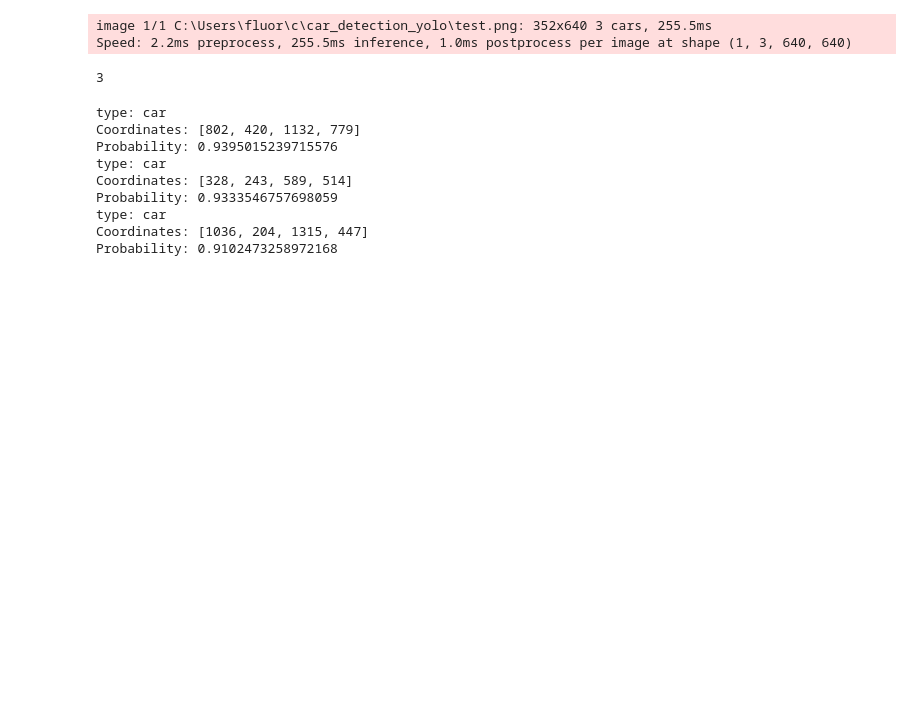
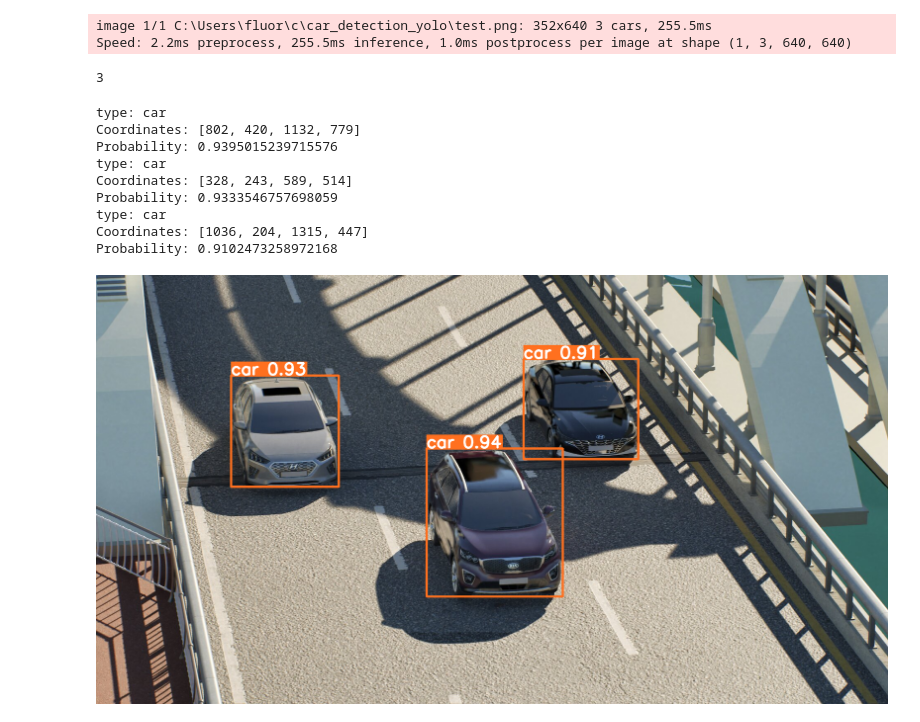
Before and after one commit to fluorjo/car_detection_yolo, a Jupyter notebook: yolo8.ipynb, the cells around one changed output. Saved outputs shown, nothing was run; the diff lists cells and outputs as text; code cells hidden in the pictures; blank space fills up the shorter version.

```diff
--- a/yolo8.ipynb
+++ b/yolo8.ipynb
@@ -51,3 +51,8 @@ Probability: 0.9333546757698059
 type: car
 Coordinates: [1036, 204, 1315, 447]
 Probability: 0.9102473258972168
+# %%
+from PIL import Image
+Image.fromarray(result.plot()[:,:,::-1])
+# %% [output]
+[figure, added]
```
